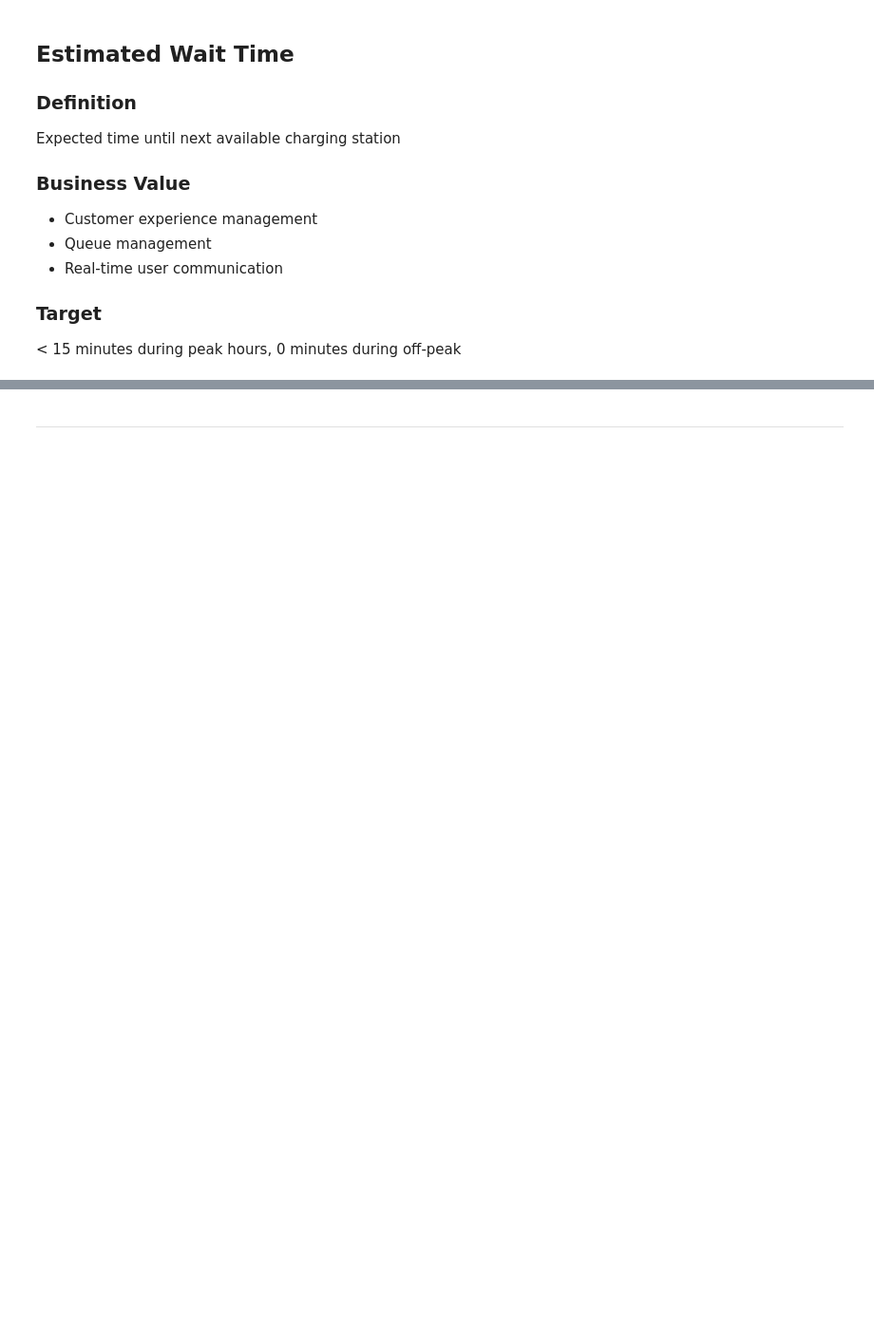
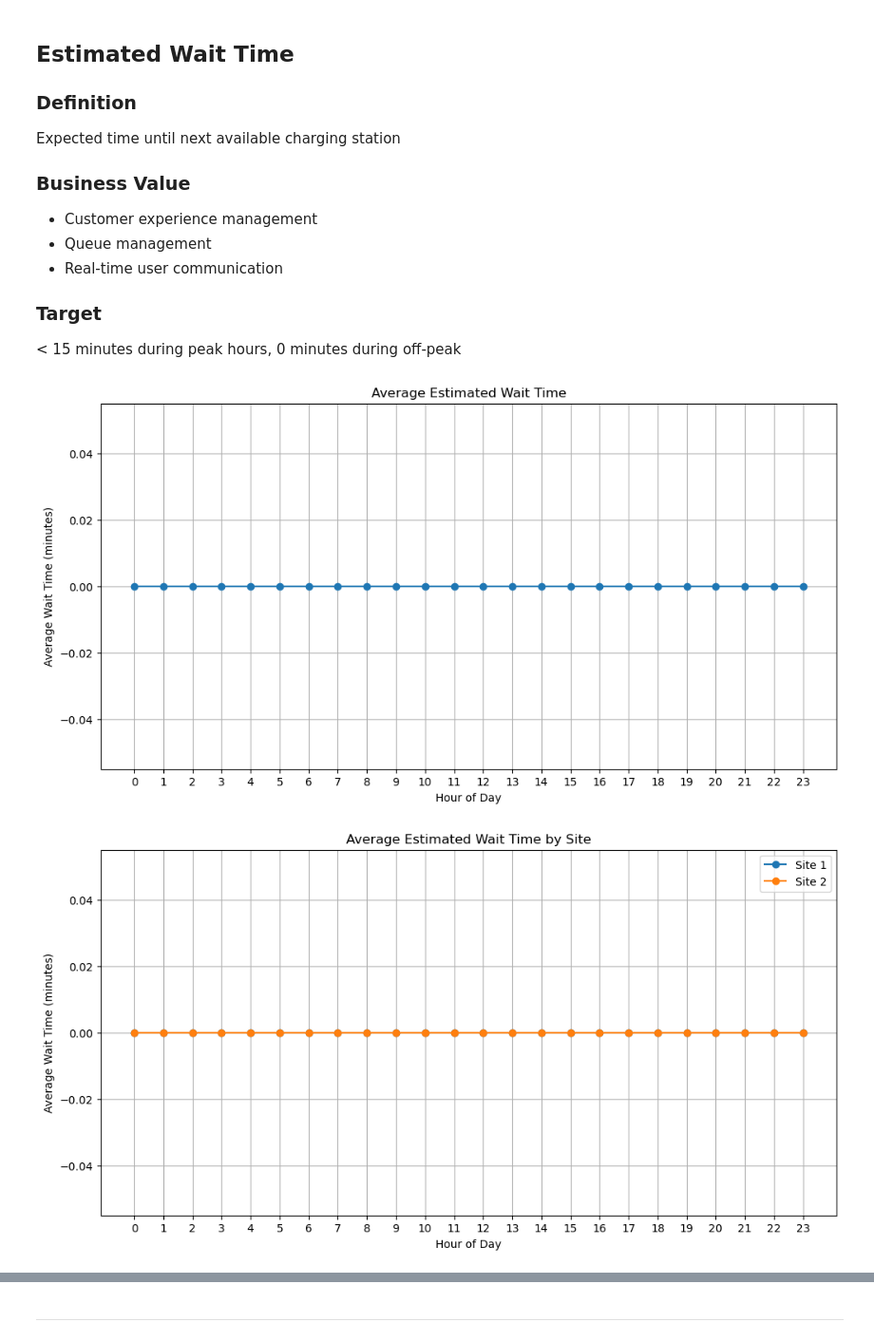
Before and after one commit to Sithkiller3000/AA2024, a Jupyter notebook: descriptive_analytics/descriptive_analytics_2b.ipynb, the cells around one changed output, grey strips where cells are left out. Shown at 95% size. Drawn from its saved outputs; the diff is of its cells as text; code cells hidden in the pictures; blank space fills up the shorter version.

```diff
--- a/descriptive_analytics/descriptive_analytics_2b.ipynb
+++ b/descriptive_analytics/descriptive_analytics_2b.ipynb
@@ -213,9 +332,74 @@ Expected time until next available charging station
 
 ### Target
 < 15 minutes during peak hours, 0 minutes during off-peak
-# %%
-if current_utilization < 100%:
-    wait_time = 0
-else:
-    wait_time = min(df[df['doneChargingTime'] > current_time]
-                   ['doneChargingTime']) - current_time
+# %%
+wait_df = pd.DataFrame({
+    'siteID': df['siteID'],
+    'date': df['connectionTime'].dt.date,
+    'hour': df['connectionTime'].dt.hour,
+    'connectionTime': df['connectionTime'],
+    'doneChargingTime': df['doneChargingTime']
+})
+
+def calculate_wait_time(group, total_stations):
+    if len(group) < total_stations:
+        return 0  # No wait if stations available
+
+    sorted_sessions = group.sort_values('doneChargingTime')
+    next_available = sorted_sessions.iloc[total_stations-1]['doneChargingTime']
+    wait_times = (next_available - group['connectionTime']).dt.total_seconds() / 60
+    return wait_times.mean()
+
+hourly_wait_times = []
+
+for site in wait_df['siteID'].unique():
+    site_data = wait_df[wait_df['siteID'] == site]
+    total_stations = stations_per_site[site]
+
+    for date in site_data['date'].unique():
+        for hour in range(24):
+            # Get sessions active in this hour
+            hour_data = site_data[
+                (site_data['date'] == date) &
+                (site_data['hour'] == hour)
+            ]
+
+            if not hour_data.empty:
+                wait_time = calculate_wait_time(hour_data, total_stations)
+                hourly_wait_times.append({
+                    'siteID': site,
+                    'date': date,
+                    'hour': hour,
+                    'wait_time_minutes': wait_time
+                })
+
+wait_times_df = pd.DataFrame(hourly_wait_times)
+
+# Calculate average wait times by hour for each site
+avg_hourly_wait = wait_times_df.groupby(['siteID', 'hour'])['wait_time_minutes'].mean().reset_index()
+
+plt.figure(figsize=(12, 6))
+plt.plot(avg_hourly_wait.groupby('hour')['wait_time_minutes'].mean(), marker='o')
+plt.title('Average Estimated Wait Time')
+plt.xlabel('Hour of Day')
+plt.ylabel('Average Wait Time (minutes)')
+plt.grid(True)
+plt.xticks(range(0, 24))
+plt.show()
+
+plt.figure(figsize=(12, 6))
+for site in [1, 2]:
+    site_data = avg_hourly_wait[avg_hourly_wait['siteID'] == site]
+    plt.plot(site_data['hour'], site_data['wait_time_minutes'],
+             label=f'Site {site}', marker='o')
+
+plt.title('Average Estimated Wait Time by Site')
+plt.xlabel('Hour of Day')
+plt.ylabel('Average Wait Time (minutes)')
+plt.legend()
+plt.grid(True)
+plt.xticks(range(0, 24))
+plt.show()
+# %% [output]
+[figure, added]
+[figure, added]
```
Also changed, not shown: parts of 13 cells of this notebook.
